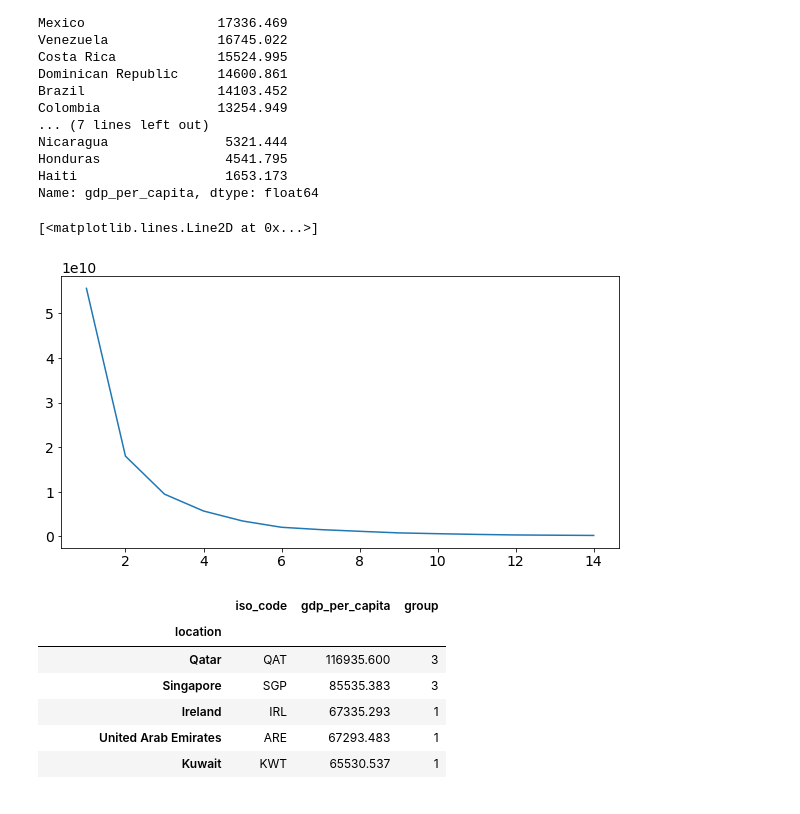
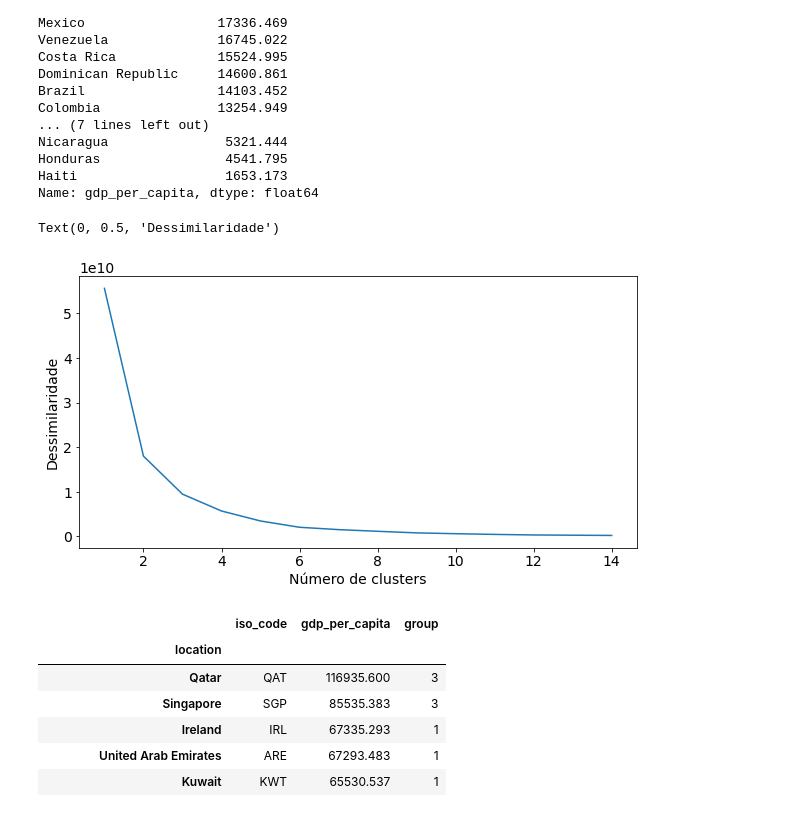
Before and after one commit to brunoarine/coronavirus-vaccinations, a Jupyter notebook: notebook.ipynb, the cells around one changed output. Saved outputs shown, nothing was run; the diff lists cells and outputs as text; code cells hidden in the pictures.

Commit message:
fix: Translate graphs to Portuguese

```diff
--- a/notebook.ipynb
+++ b/notebook.ipynb
@@ -152,9 +152,11 @@ for k in K:
 # %%
 plt.figure(figsize=(10,5))
 plt.plot(K, sum_dist)
+plt.xlabel("Número de clusters")
+plt.ylabel("Dessimilaridade")
 # %% [output]
-[<matplotlib.lines.Line2D at 0x...>]
+Text(0, 0.5, 'Dessimilaridade')
-[figure, old version]
+[figure, new version]
 # %%
 km = KMeans(n_clusters=6, random_state=33634)
 
```
Also changed, not shown: parts of 4 cells of this notebook, 3 other files.
